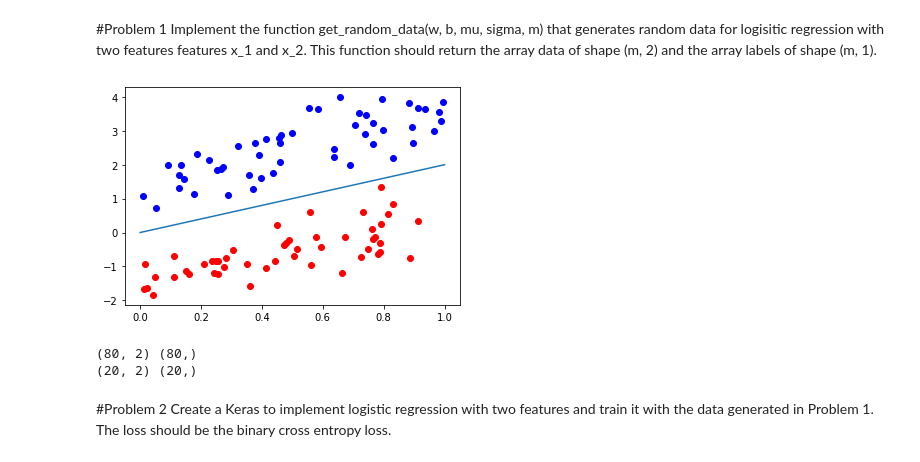
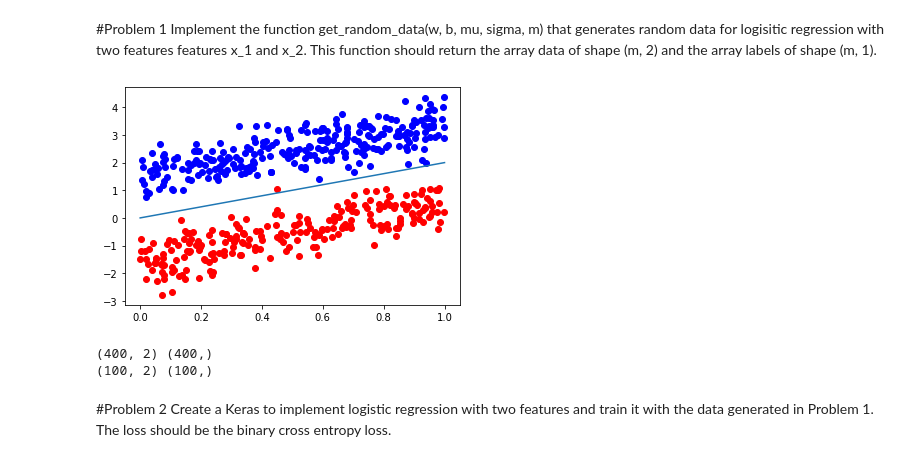
Before and after one commit to colinchu1/CAP4630, a Jupyter notebook: HW_3/HW_3.ipynb, the cells around one changed output. Cells and saved outputs as stored; diff of their text form; code cells hidden in the pictures.

```diff
--- a/HW_3/HW_3.ipynb
+++ b/HW_3/HW_3.ipynb
@@ -27,32 +27,32 @@ def get_random_data(w, b, mu, sigma, m):
   return data, labels
 # %%
 mu , sigma = 1.5,0.5
-m = 100
+m = 500
 w = 2
 b = 0
 data, labels = get_random_data(w,b,mu,sigma,m)
 data = np.array(data)
 labels = np.array(labels)
 cdict = {1: 'red', 2: 'blue'}
 def display_random_data(labels, data):
   plt.figure()
   #plt.scatter(data[:,0], data[:,1])
   for x in range(0,m):
     #if label is 0 be blue if 1 be red
     if labels[x] == 0:
       c = 2
     else:
       c = 1
     plt.scatter(data[x][0], data[x][1], color = cdict[c])
-  x = np.linspace(0,1,100)
+  x = np.linspace(0,1,500)
   y = w * x + b
   #plot the true line
   plt.plot(x,y)
   plt.show()
 #display the data
 display_random_data(labels,data)
 # %% [output]
-[figure, old version]
+[figure, new version]
 # %%
 # split the data
 X_train, X_test, labels_train, labels_test = train_test_split(data, labels, test_size=0.2)
@@ -60,8 +60,8 @@ X_train, X_test, labels_train, labels_test = train_test_split(data, labels, test
 print (X_train.shape, labels_train.shape)
 print (X_test.shape, labels_test.shape)
 # %% [output]
-(80, 2) (80,)
-(20, 2) (20,)
+(400, 2) (400,)
+(100, 2) (100,)
 # %% [markdown]
 #Problem 2
 Create a Keras to implement logistic regression with two features and train it with the data generated in Problem 1. The loss should be the binary cross entropy loss.
```
Also changed, not shown: parts of 12 cells of this notebook.
